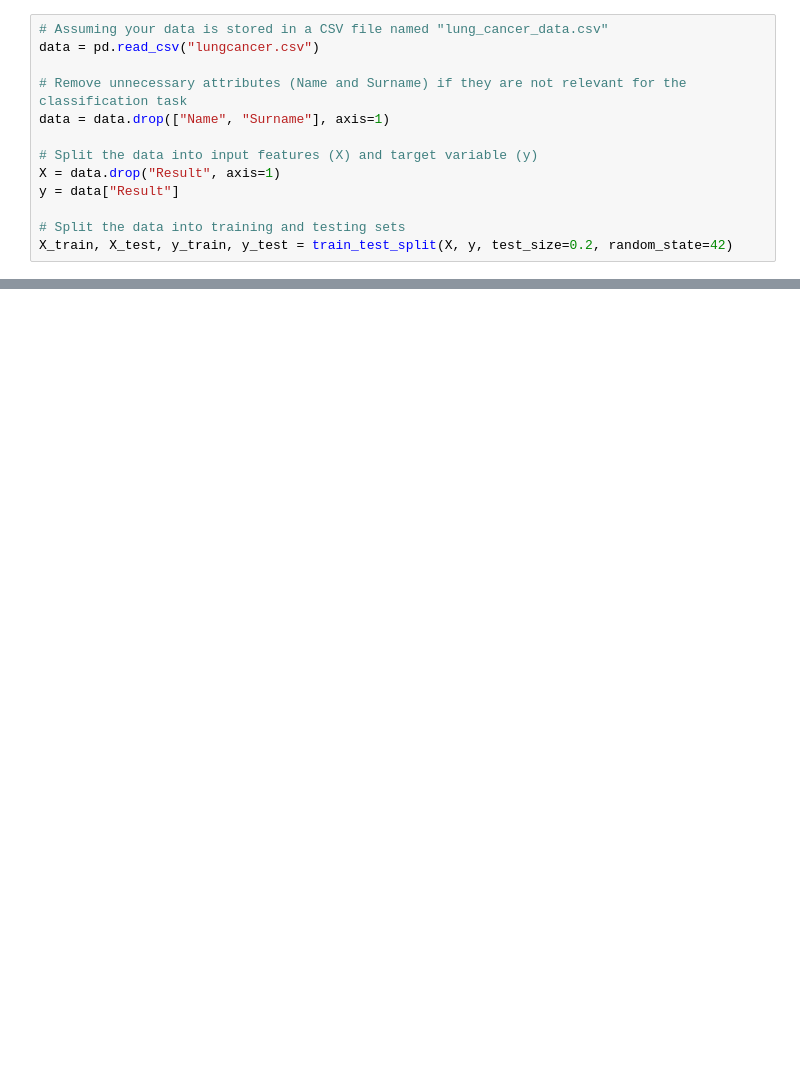
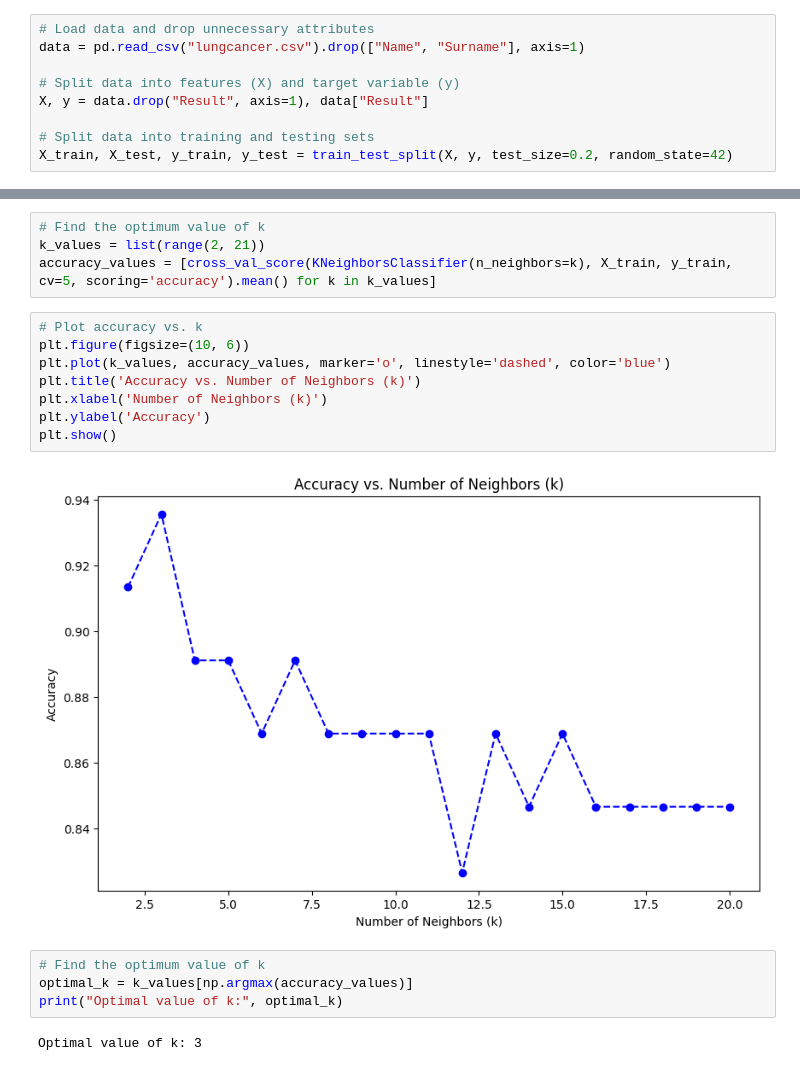
Before and after one commit to amjad718/Data_Science, a Jupyter notebook: CO2/KNN/knn_lungcancer.ipynb, the cells around one changed output, grey strips where cells are left out. Saved outputs shown, nothing was run; the diff lists cells and outputs as text; blank space fills up the shorter version.

```diff
--- a/CO2/KNN/knn_lungcancer.ipynb
+++ b/CO2/KNN/knn_lungcancer.ipynb
@@ -8,15 +9,11 @@ from sklearn.preprocessing import LabelEncoder
 import seaborn as sns
 import matplotlib.pyplot as plt
 # %%
-# Assuming your data is stored in a CSV file named "lung_cancer_data.csv"
-data = pd.read_csv("lungcancer.csv")
+# Load data and drop unnecessary attributes
+data = pd.read_csv("lungcancer.csv").drop(["Name", "Surname"], axis=1)
 
-# Remove unnecessary attributes (Name and Surname) if they are not relevant for the classification task
-data = data.drop(["Name", "Surname"], axis=1)
+# Split data into features (X) and target variable (y)
+X, y = data.drop("Result", axis=1), data["Result"]
 
-# Split the data into input features (X) and target variable (y)
-X = data.drop("Result", axis=1)
-y = data["Result"]
-
-# Split the data into training and testing sets
+# Split data into training and testing sets
 X_train, X_test, y_train, y_test = train_test_split(X, y, test_size=0.2, random_state=42)
@@ -52,0 +58,20 @@ Accuracy: 0.9166666666666666
+# %%
+# Find the optimum value of k
+k_values = list(range(2, 21))
+accuracy_values = [cross_val_score(KNeighborsClassifier(n_neighbors=k), X_train, y_train, cv=5, scoring='accuracy').mean() for k in k_values]
+# %%
+# Plot accuracy vs. k
+plt.figure(figsize=(10, 6))
+plt.plot(k_values, accuracy_values, marker='o', linestyle='dashed', color='blue')
+plt.title('Accuracy vs. Number of Neighbors (k)')
+plt.xlabel('Number of Neighbors (k)')
+plt.ylabel('Accuracy')
+plt.show()
+# %% [output]
+[figure, added]
+# %%
+# Find the optimum value of k
+optimal_k = k_values[np.argmax(accuracy_values)]
+print("Optimal value of k:", optimal_k)
+# %% [output]
+Optimal value of k: 3
```
Also changed, not shown: parts of 8 cells of this notebook.
